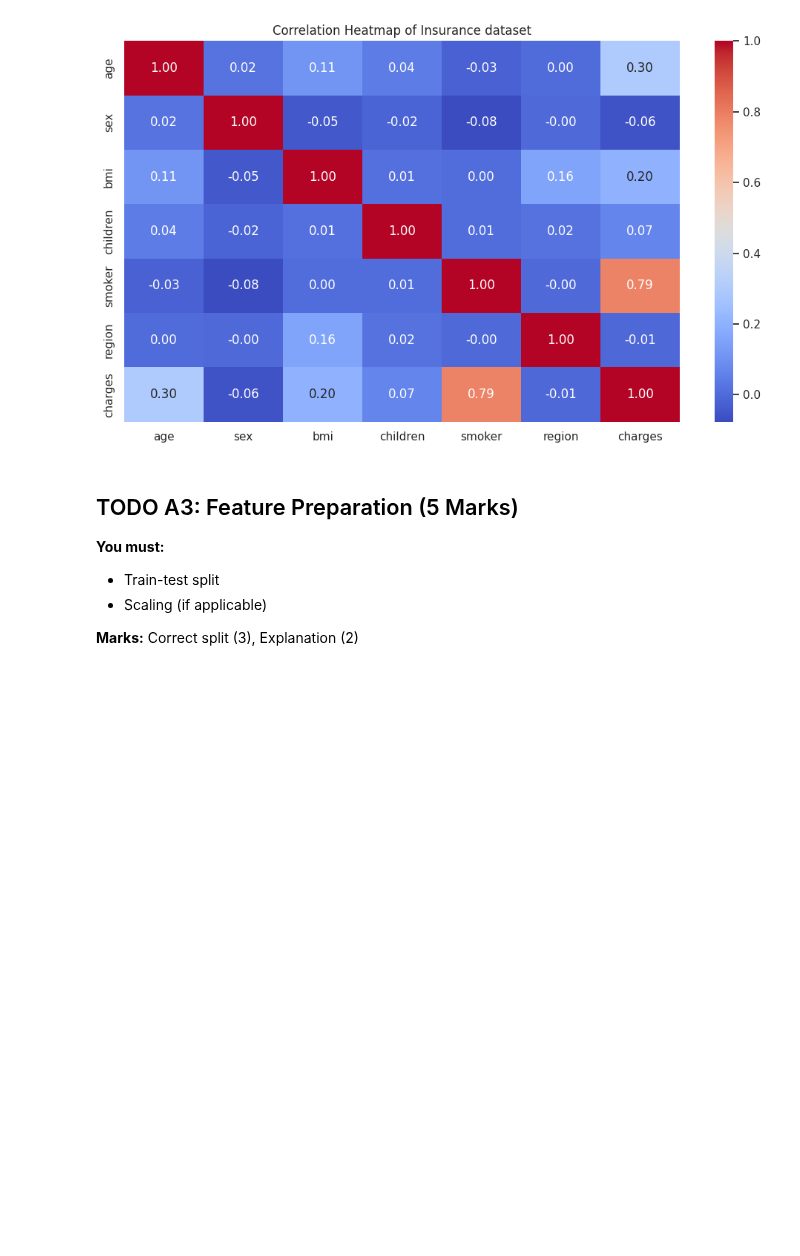
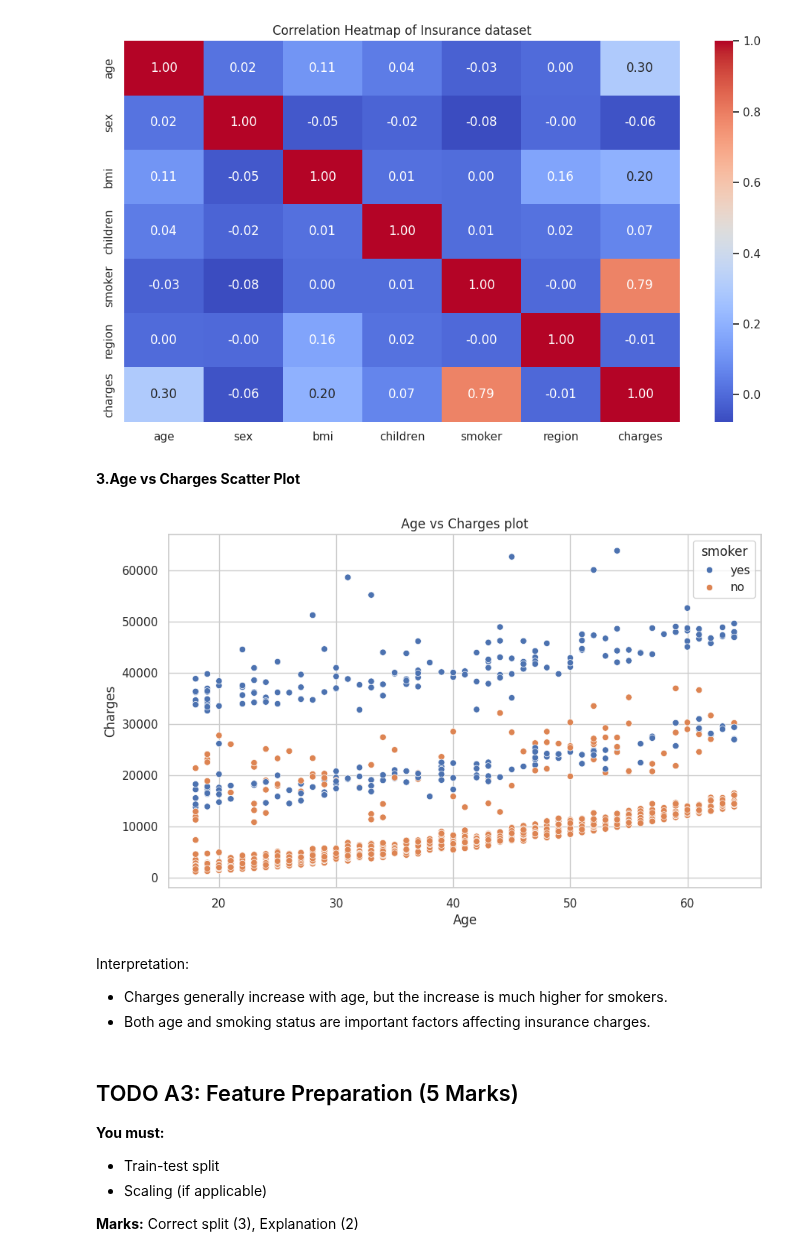
Before and after one commit to joyant-s-g-j/AI-ML-Practices, a Jupyter notebook: machine_learning/Joyant_Sheikhar_Gupta_Joy_AI_ML_Assignment_3_Module_19.ipynb, the cells around one changed output. Drawn from its saved outputs; the diff is of its cells as text; code cells hidden in the pictures; blank space fills up the shorter version.

Commit message:
Age vs Charges Scatter Plot

```diff
--- a/machine_learning/Joyant_Sheikhar_Gupta_Joy_AI_ML_Assignment_3_Module_19.ipynb
+++ b/machine_learning/Joyant_Sheikhar_Gupta_Joy_AI_ML_Assignment_3_Module_19.ipynb
@@ -165,6 +165,20 @@ plt.tight_layout()
 plt.show()
 # %% [output]
 [figure]
+# %% [markdown]
+**3.Age vs Charges Scatter Plot**
+# %%
+sns.scatterplot(x='age', y="charges", hue="smoker", data=df)
+plt.xlabel("Age")
+plt.ylabel("Charges")
+plt.title("Age vs Charges plot")
+plt.show()
+# %% [output]
+[figure, added]
+# %% [markdown]
+Interpretation:
+- Charges generally increase with age, but the increase is much higher for smokers.
+- Both age and smoking status are important factors affecting insurance charges.
 # %% [markdown]
 ## TODO A3: Feature Preparation (5 Marks)
 **You must:**
```
Also changed, not shown: parts of 1 cell of this notebook.
